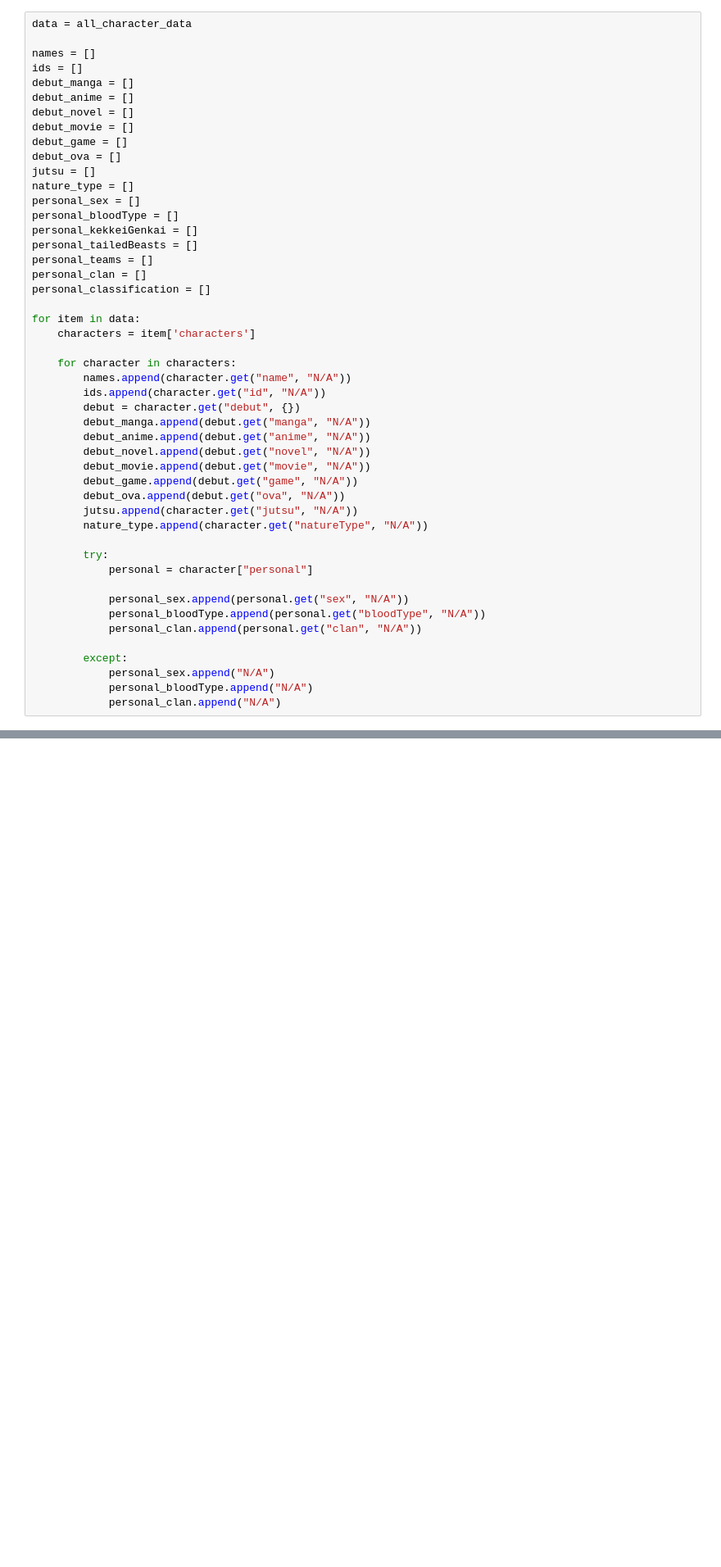
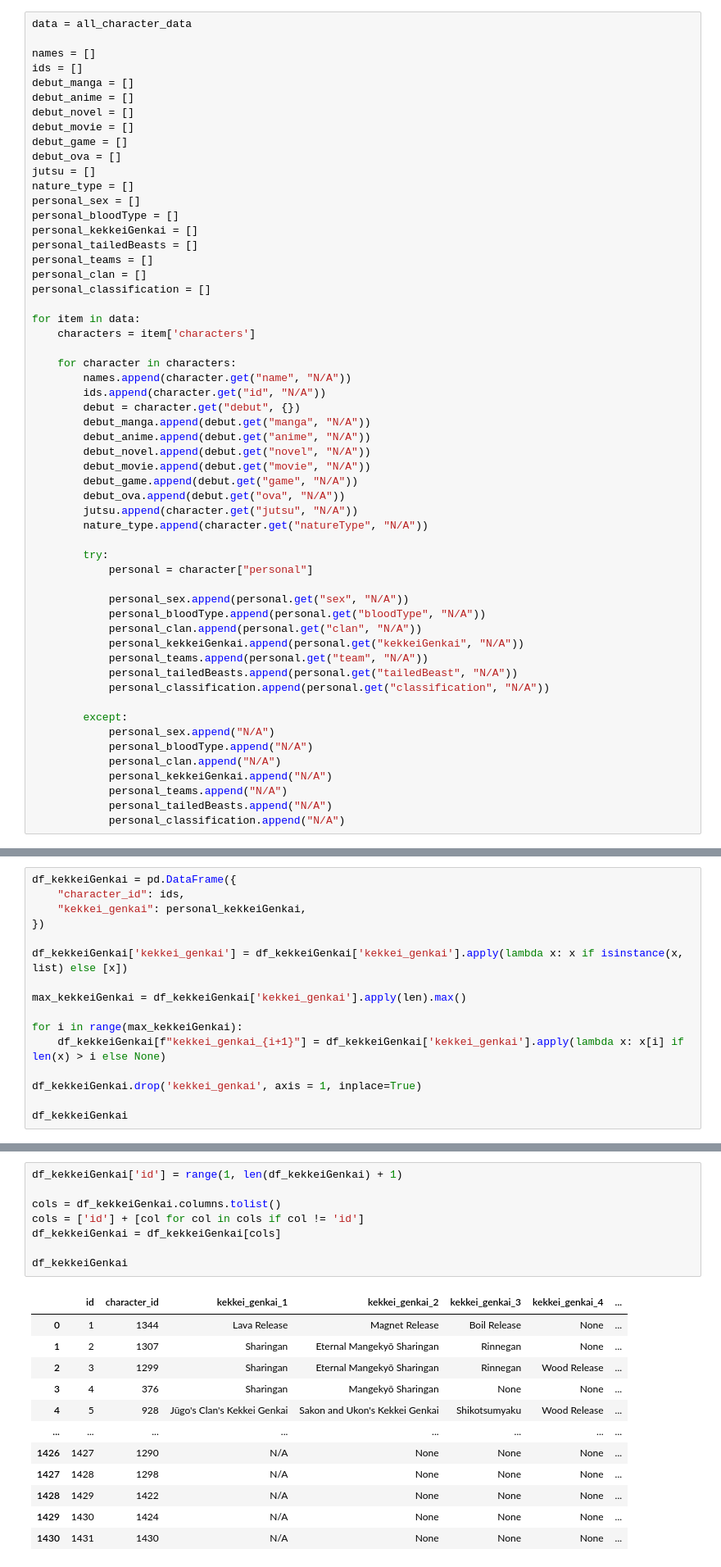
Before and after one commit to tmich1997/naruto-api-data, a Jupyter notebook: naruto_api_data/naruto_api_extraction.ipynb, the cells around one changed output, grey strips where cells are left out. Shown at 82% size. Cells and saved outputs as stored; diff of their text form; blank space fills up the shorter version.

Commit message:
adding more data files

```diff
--- a/naruto_api_data/naruto_api_extraction.ipynb
+++ b/naruto_api_data/naruto_api_extraction.ipynb
@@ -61,11 +61,19 @@ for item in data:
             personal_sex.append(personal.get("sex", "N/A"))
             personal_bloodType.append(personal.get("bloodType", "N/A"))
             personal_clan.append(personal.get("clan", "N/A"))
+            personal_kekkeiGenkai.append(personal.get("kekkeiGenkai", "N/A"))
+            personal_teams.append(personal.get("team", "N/A"))
+            personal_tailedBeasts.append(personal.get("tailedBeast", "N/A"))
+            personal_classification.append(personal.get("classification", "N/A"))
 
         except:
             personal_sex.append("N/A")
             personal_bloodType.append("N/A")
             personal_clan.append("N/A")
+            personal_kekkeiGenkai.append("N/A")
+            personal_teams.append("N/A")
+            personal_tailedBeasts.append("N/A")
+            personal_classification.append("N/A")
 # %%
 # Relevant CHARACTER detail saved to characters.csv
 
@@ -204,3 +212,19 @@ df_nature_type
 1431 rows × 13 columns
 # %%
 df_nature_type.to_csv('/home/tmich20/python/naruto_api/naruto_api_data/data/nature_type.csv', index=False)
+# %%
+df_kekkeiGenkai = pd.DataFrame({
+    "character_id": ids,
+    "kekkei_genkai": personal_kekkeiGenkai,
+})
+
+df_kekkeiGenkai['kekkei_genkai'] = df_kekkeiGenkai['kekkei_genkai'].apply(lambda x: x if isinstance(x, list) else [x])
+
+max_kekkeiGenkai = df_kekkeiGenkai['kekkei_genkai'].apply(len).max()
+
+for i in range(max_kekkeiGenkai):
+    df_kekkeiGenkai[f"kekkei_genkai_{i+1}"] = df_kekkeiGenkai['kekkei_genkai'].apply(lambda x: x[i] if len(x) > i else None)
+
+df_kekkeiGenkai.drop('kekkei_genkai', axis = 1, inplace=True)
+
+df_kekkeiGenkai
@@ -206,0 +245,21 @@ df_nature_type.to_csv('/home/tmich20/python/naruto_api/naruto_api_data/data/natu
+# %%
+df_kekkeiGenkai['id'] = range(1, len(df_kekkeiGenkai) + 1)
+
+cols = df_kekkeiGenkai.columns.tolist()
+cols = ['id'] + [col for col in cols if col != 'id']
+df_kekkeiGenkai = df_kekkeiGenkai[cols]
+
+df_kekkeiGenkai
+# %% [output]
+|  | id | character_id | kekkei_genkai_1 | kekkei_genkai_2 | kekkei_genkai_3 | kekkei_genkai_4 | ... |
+| 0 | 1 | 1344 | Lava Release | Magnet Release | Boil Release | None | ... |
+| 1 | 2 | 1307 | Sharingan | Eternal Mangekyō Sharingan | Rinnegan | None | ... |
+| 2 | 3 | 1299 | Sharingan | Eternal Mangekyō Sharingan | Rinnegan | Wood Release | ... |
+| 3 | 4 | 376 | Sharingan | Mangekyō Sharingan | None | None | ... |
+| 4 | 5 | 928 | Jūgo's Clan's Kekkei Genkai | Sakon and Ukon's Kekkei Genkai | Shikotsumyaku | Wood Release | ... |
+| ... | ... | ... | ... | ... | ... | ... | ... |
+| 1426 | 1427 | 1290 | N/A | None | None | None | ... |
+| 1427 | 1428 | 1298 | N/A | None | None | None | ... |
+| 1428 | 1429 | 1422 | N/A | None | None | None | ... |
+| 1429 | 1430 | 1424 | N/A | None | None | None | ... |
+| 1430 | 1431 | 1430 | N/A | None | None | None | ... |
```
Also changed, not shown: parts of 17 cells of this notebook, 4 other files.
